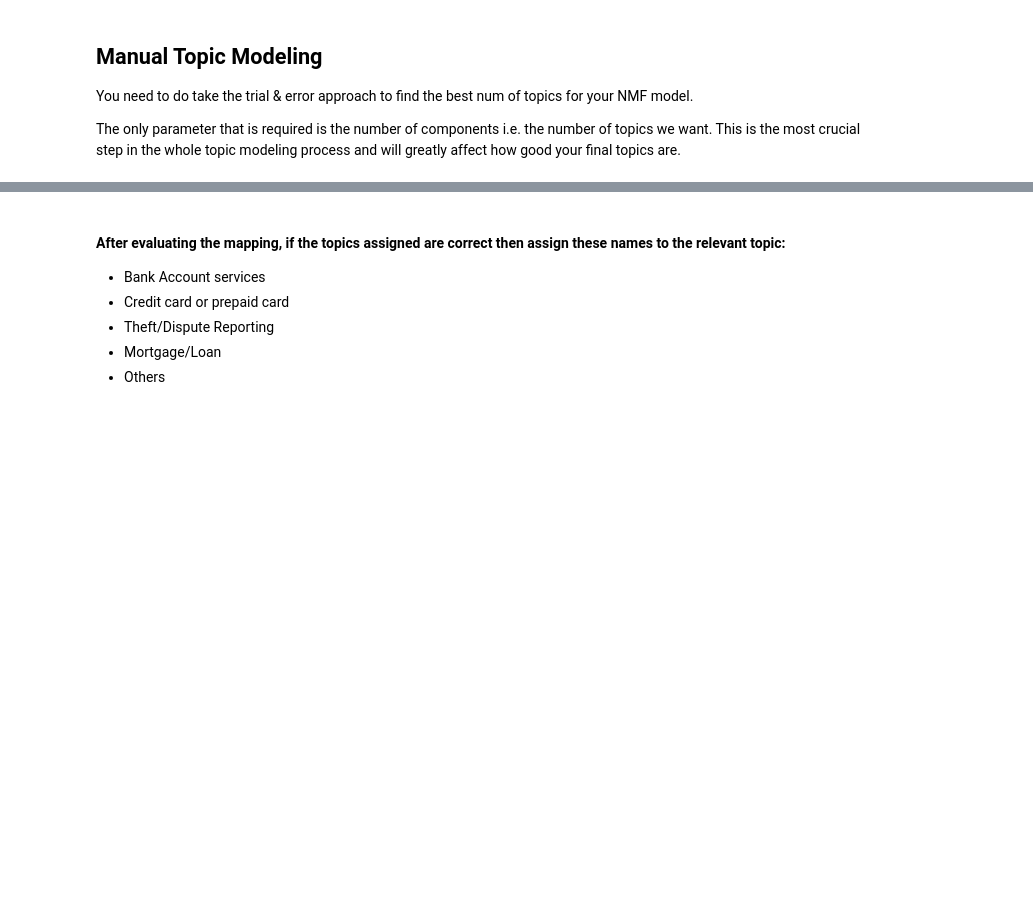
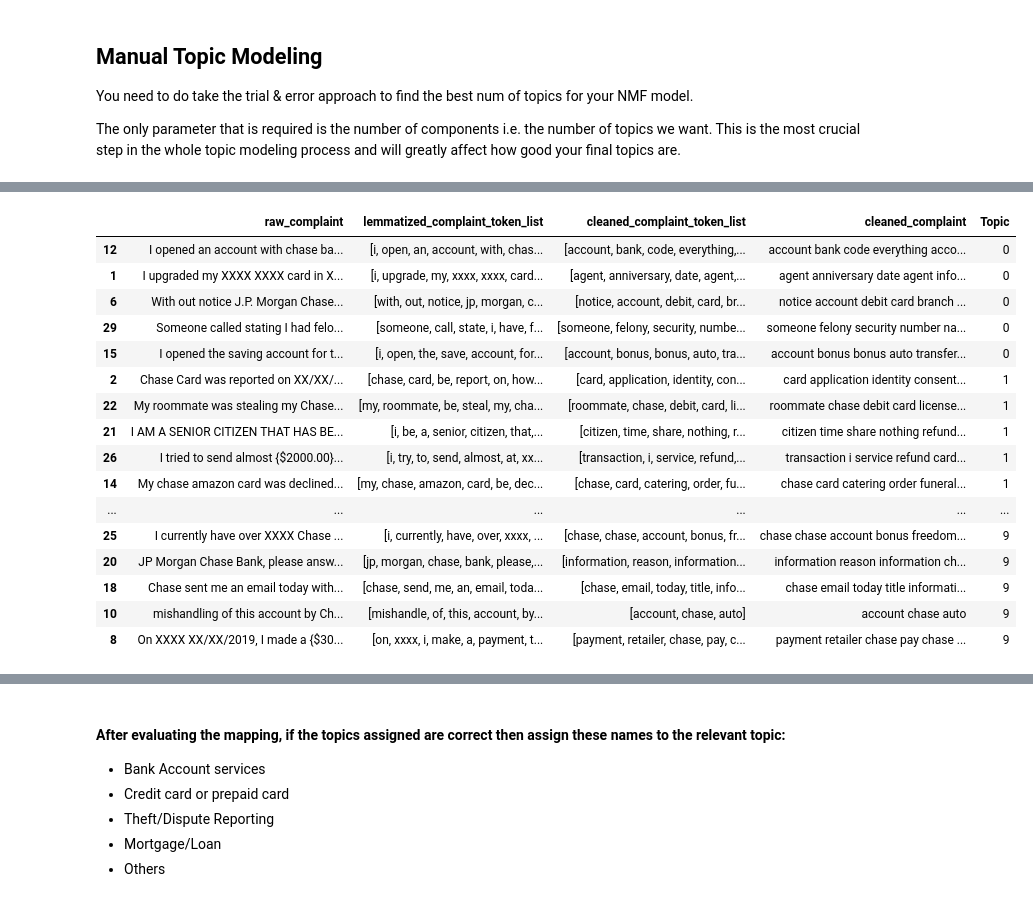
Before and after one commit to aswinj18/NLP_case_study-Automatic_Ticket_Classification, a Jupyter notebook: Automatic_Ticket_Classification_Assignment.ipynb, the cells around one changed output, grey strips where cells are left out. Cells and saved outputs as stored; diff of their text form; code cells hidden in the pictures; blank space fills up the shorter version.

```diff
--- a/Automatic_Ticket_Classification_Assignment.ipynb
+++ b/Automatic_Ticket_Classification_Assignment.ipynb
@@ -429,10 +519,10 @@ You need to do take the trial & error approach to find the best num of topics fo
 The only parameter that is required is the number of components i.e. the number of topics we want. This is the most crucial step in the whole topic modeling process and will greatly affect how good your final topics are.
 # %%
 #Load your nmf_model with the n_components i.e 5
-num_topics = #write the value you want to test out
+num_topics = 10 #write the value you want to test out
 
 #keep the random_state =40
-nmf_model = #write your code here
+nmf_model = NMF(n_components=num_topics) #write your code here
 # %%
-nmf_model.fit(dtm)
-len(tfidf.get_feature_names())
+nmf_model.fit(X)
+len(tfidf.get_feature_names_out())
@@ -439,2 +531,5 @@ len(tfidf.get_feature_names())
+# %%
+W = nmf_model.transform(X)
+H = nmf_model.components_
 # %%
 #Print the Top15 words for each of the topics
@@ -443,6 +588,6 @@ len(tfidf.get_feature_names())
 # %%
 #Assign the best topic to each of the cmplaints in Topic Column
 
-df_clean['Topic'] = #write your code to assign topics to each rows.
+df_clean['Topic'] = np.argsort(-W, axis=1)[:,0] #write your code to assign topics to each rows.
 # %%
 df_clean.head()
@@ -449,4 +601,22 @@ df_clean.head()
 # %%
 #Print the first 5 Complaint for each of the Topics
-df_clean=df_clean.groupby('Topic').head(5)
-df_clean.sort_values('Topic')
+df_clean_sample=df_clean.groupby('Topic').head(5)
+df_clean_sample.sort_values('Topic')
+# %% [output]
+|  | raw_complaint | lemmatized_complaint_token_list | cleaned_complaint_token_list | cleaned_complaint | Topic |
+| 12 | I opened an account with chase ba... | [i, open, an, account, with, chas... | [account, bank, code, everything,... | account bank code everything acco... | 0 |
+| 1 | I upgraded my XXXX XXXX card in X... | [i, upgrade, my, xxxx, xxxx, card... | [agent, anniversary, date, agent,... | agent anniversary date agent info... | 0 |
+| 6 | With out notice J.P. Morgan Chase... | [with, out, notice, jp, morgan, c... | [notice, account, debit, card, br... | notice account debit card branch ... | 0 |
+| 29 | Someone called stating I had felo... | [someone, call, state, i, have, f... | [someone, felony, security, numbe... | someone felony security number na... | 0 |
+| 15 | I opened the saving account for t... | [i, open, the, save, account, for... | [account, bonus, bonus, auto, tra... | account bonus bonus auto transfer... | 0 |
+| 2 | Chase Card was reported on XX/XX/... | [chase, card, be, report, on, how... | [card, application, identity, con... | card application identity consent... | 1 |
+| 22 | My roommate was stealing my Chase... | [my, roommate, be, steal, my, cha... | [roommate, chase, debit, card, li... | roommate chase debit card license... | 1 |
+| 21 | I AM A SENIOR CITIZEN THAT HAS BE... | [i, be, a, senior, citizen, that,... | [citizen, time, share, nothing, r... | citizen time share nothing refund... | 1 |
+| 26 | I tried to send almost {$2000.00}... | [i, try, to, send, almost, at, xx... | [transaction, i, service, refund,... | transaction i service refund card... | 1 |
+| 14 | My chase amazon card was declined... | [my, chase, amazon, card, be, dec... | [chase, card, catering, order, fu... | chase card catering order funeral... | 1 |
+| ... | ... | ... | ... | ... | ... |
+| 25 | I currently have over XXXX Chase ... | [i, currently, have, over, xxxx, ... | [chase, chase, account, bonus, fr... | chase chase account bonus freedom... | 9 |
+| 20 | JP Morgan Chase Bank, please answ... | [jp, morgan, chase, bank, please,... | [information, reason, information... | information reason information ch... | 9 |
+| 18 | Chase sent me an email today with... | [chase, send, me, an, email, toda... | [chase, email, today, title, info... | chase email today title informati... | 9 |
+| 10 | mishandling of this account by Ch... | [mishandle, of, this, account, by... | [account, chase, auto] | account chase auto | 9 |
+| 8 | On XXXX XX/XX/2019, I made a {$30... | [on, xxxx, i, make, a, payment, t... | [payment, retailer, chase, pay, c... | payment retailer chase pay chase ... | 9 |
```
Also changed, not shown: parts of 27 cells of this notebook.
